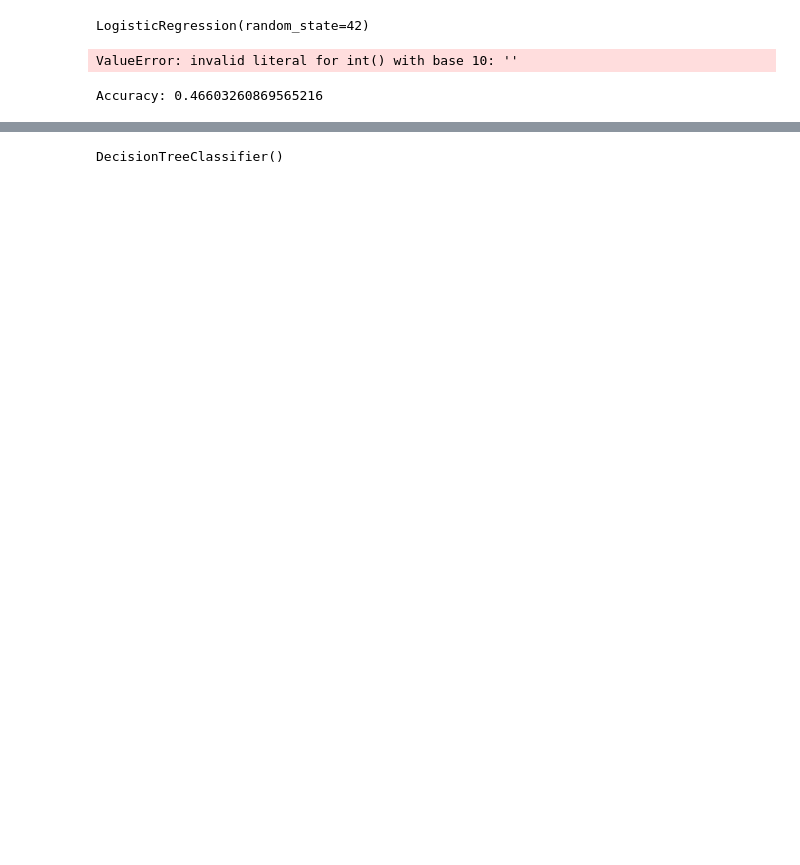
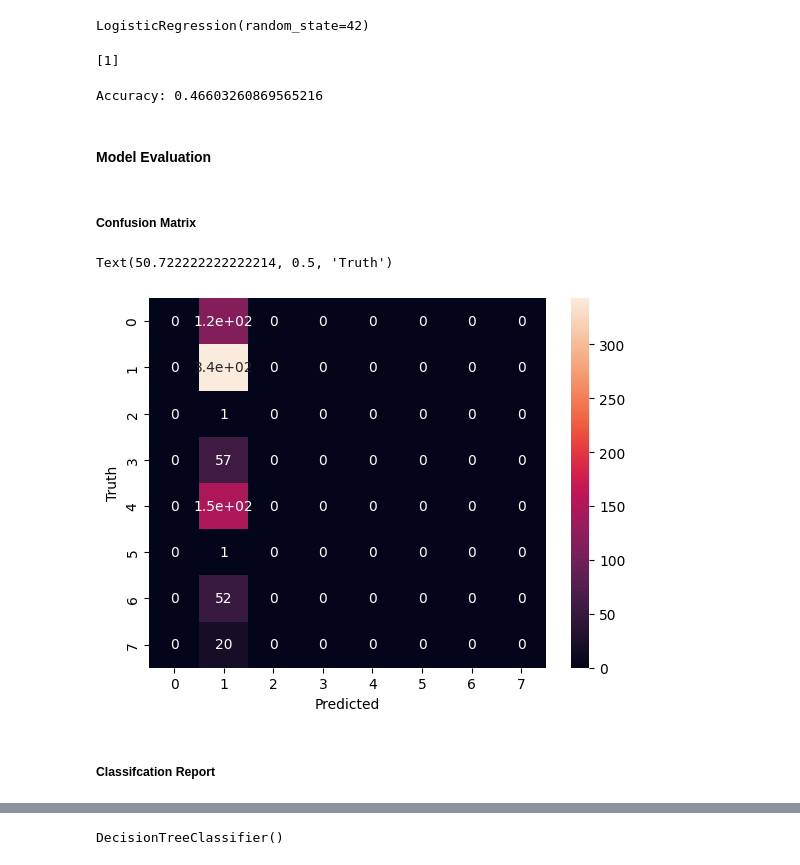
Before and after one commit to Ashrockzzz2003/Cricket_Best_11_Prediction, a Jupyter notebook: predicting_Dismissal.ipynb, the cells around one changed output, grey strips where cells are left out. Saved outputs shown, nothing was run; the diff lists cells and outputs as text; code cells hidden in the pictures; blank space fills up the shorter version.

```diff
--- a/predicting_Dismissal.ipynb
+++ b/predicting_Dismissal.ipynb
@@ -774,20 +568,20 @@ log_reg.fit(x_train,y_train)
 # %% [output]
 LogisticRegression(random_state=42)
 # %%
-id=int(input())
-pos=int(input())
-inns=int(input())
-opp=int(input())
-ground=int(input())
+# id=int(input())
+# pos=int(input())
+# inns=int(input())
+# opp=int(input())
+# ground=int(input())
 
-# id=440970
-# pos=3
-# inns=2
-# opp=9
-# ground=109
+id=440970
+pos=3
+inns=2
+opp=9
+ground=109
 print(log_reg.predict([[id,pos,inns,opp,ground]]))
 # %% [output]
-ValueError: invalid literal for int() with base 10: ''
+[1]
 # %%
 y_pred=log_reg.predict(x_test)
 # %%
@@ -796,3 +590,19 @@ accuracy = accuracy_score(y_test, y_pred)
 print(f"Accuracy: {accuracy}")
 # %% [output]
 Accuracy: 0.46603260869565216
+# %% [markdown]
+#### Model Evaluation
+# %% [markdown]
+##### Confusion Matrix
+# %%
+cm=confusion_matrix(y_test,y_pred)
+cm
+
+sns.heatmap(cm,annot=True)
+plt.xlabel('Predicted')
+plt.ylabel('Truth')
+# %% [output]
+Text(50.722222222222214, 0.5, 'Truth')
+[figure, added]
+# %% [markdown]
+##### Classifcation Report
```
Also changed, not shown: parts of 88 cells of this notebook.
